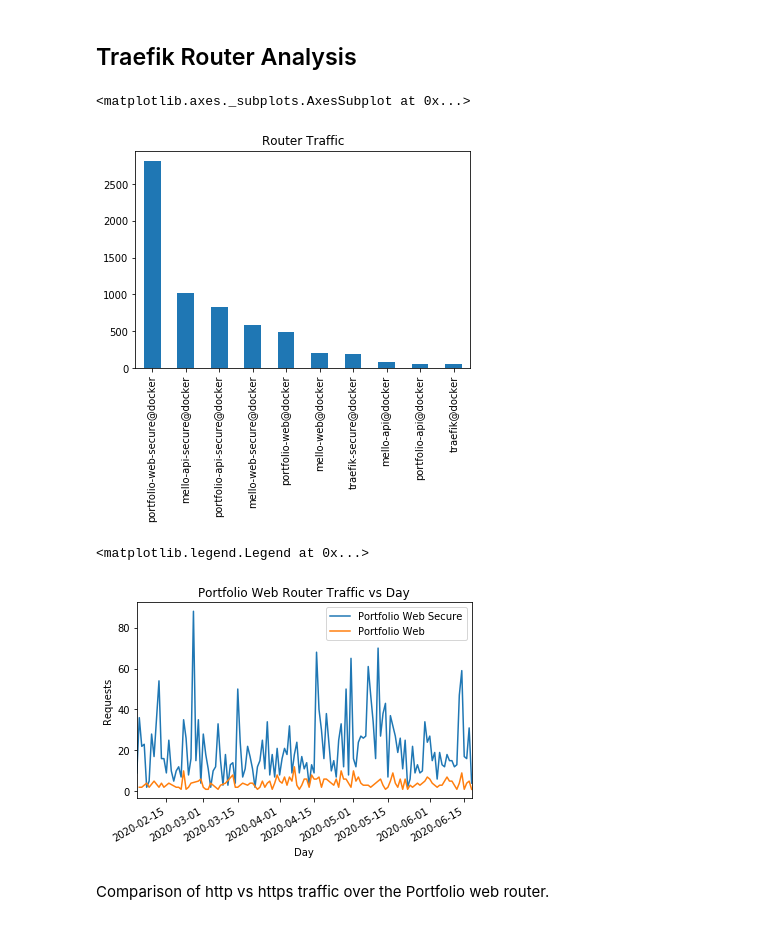
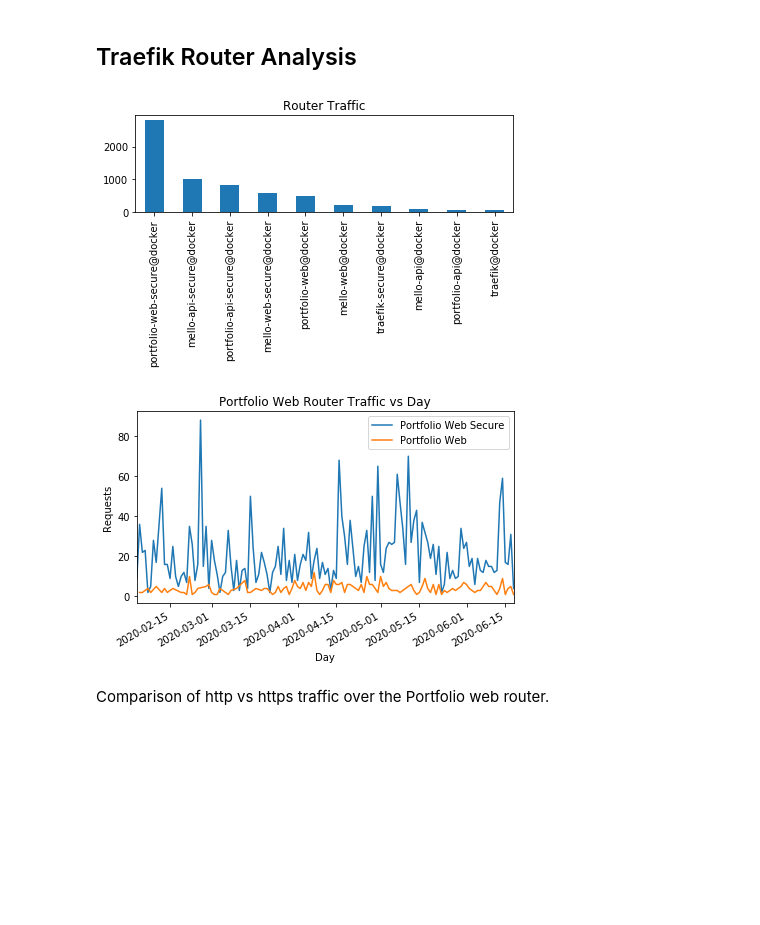
Before and after one commit to nicholascannon/webserver-logs-etl, a Jupyter notebook: Analysis.ipynb, the cells around one changed output. Drawn from its saved outputs; the diff is of its cells as text; code cells hidden in the pictures; blank space fills up the shorter version.

```diff
--- a/Analysis.ipynb
+++ b/Analysis.ipynb
@@ -83,9 +83,10 @@ Some days seem to be hit pretty hard, most likely bots.
 ## Traefik Router Analysis
 # %%
 df['RouterName'].value_counts().plot(kind='bar', title='Router Traffic')
+plt.tight_layout()
+plt.savefig('plots/router-traffic')
 # %% [output]
-<matplotlib.axes._subplots.AxesSubplot at 0x...>
-[figure, old version]
+[figure, new version]
 # %%
 df[df['RouterName'] == 'portfolio-web-secure@docker'].groupby('ds').size().plot(label='Portfolio Web Secure')
 df[df['RouterName'] == 'portfolio-web@docker'].groupby('ds').size().plot(label='Portfolio Web')
@@ -93,9 +94,10 @@ plt.title('Portfolio Web Router Traffic vs Day')
 plt.xlabel('Day')
 plt.ylabel('Requests')
 plt.legend()
+plt.tight_layout()
+plt.savefig('plots/web-router-traffic')
 # %% [output]
-<matplotlib.legend.Legend at 0x...>
-[figure, old version]
+[figure, new version]
 # %% [markdown]
 Comparison of http vs https traffic over the Portfolio web router.
 # %% [markdown]
```
Also changed, not shown: parts of 5 cells of this notebook, 8 other files.
